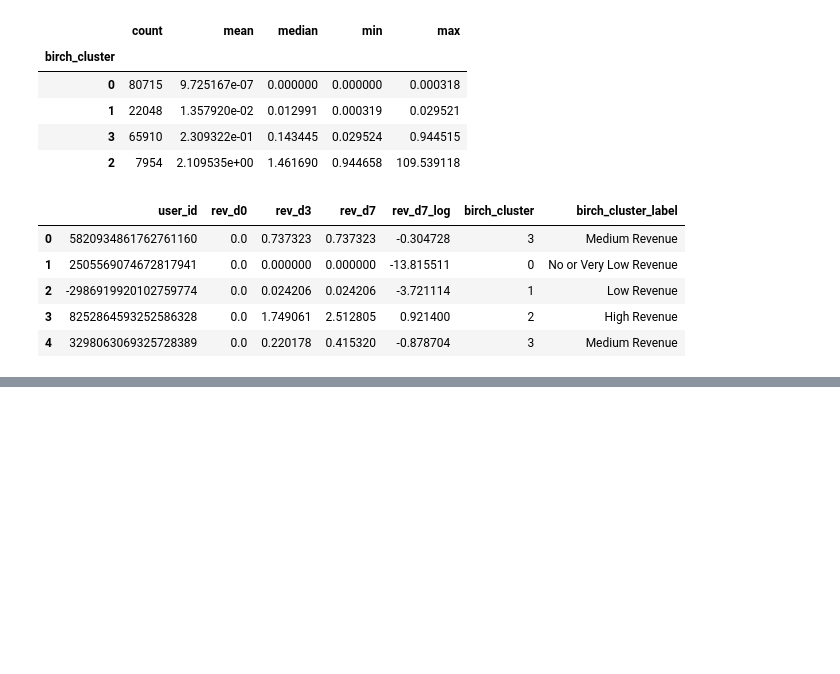
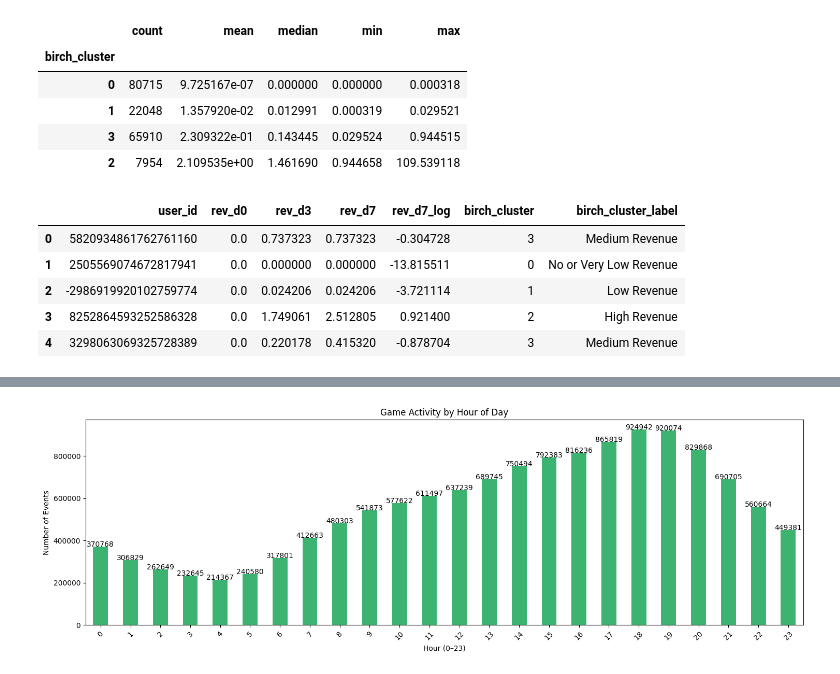
Before and after one commit to ecesuolgunkesici/player-revenue-prediction, a Jupyter notebook: player_revenue_prediction.ipynb, the cells around one changed output, grey strips where cells are left out. Drawn from its saved outputs; the diff is of its cells as text; code cells hidden in the pictures; blank space fills up the shorter version.

```diff
--- a/player_revenue_prediction.ipynb
+++ b/player_revenue_prediction.ipynb
@@ -74,24 +76,33 @@ def preprocess_data(raw_df):
 
     return df, user_revenue
 # %%
-def save_eda_plots(output_dir, col, value_counts, title, xlabel, ylabel, color):
-    fig, ax = plt.subplots(figsize=(8, 5))
+def save_eda_plots(output_dir, col, value_counts, title, xlabel, ylabel, color, fig_size=(8,5), plot_type='bar'):
+    fig, ax = plt.subplots(figsize=fig_size)
 
-    value_counts.plot(kind='bar', color=color, ax=ax)
+    if plot_type in ['bar', 'line']:
+        value_counts.plot(kind=plot_type, color=color, ax=ax)
+        for i, v in enumerate(value_counts):
+            ax.text(i, v + 0.5, str(v), ha='center')
+
+    elif plot_type == 'lineplot':
+        sns.lineplot(data=value_counts, x=value_counts.columns[0], y=value_counts.columns[1],
+                     hue=value_counts.columns[2] if value_counts.shape[1] > 2 else None,
+                     palette=color, ax=ax)
+
+    else:
+        raise ValueError(f"Unsupported plot_type: {plot_type}")
+
     ax.set_title(title)
     ax.set_xlabel(xlabel)
     ax.set_ylabel(ylabel)
     ax.tick_params(axis='x', rotation=45)
 
-    # Bar etiketleri
-    for i, v in enumerate(value_counts):
-        ax.text(i, v + 0.5, str(v), ha='center')
 
     filename = f"{output_dir}/{col}.png"
     fig.tight_layout()
     fig.savefig(filename)
     logging.info(f"Plot saved to {filename}\n")
-    plt.show()  # Grafik ekranda da gösterilsin
+    plt.show()
 # %%
 def label_cluster(row):
     if row['birch_cluster'] == 0:
@@ -365,0 +491,4 @@ user_revenue.to_csv('outputs/looker_studio_data/user_revenue_birch_segmented.csv
+# %%
+df['event_hour'] = df['event_datetime'].dt.hour
+df['day_of_week'] = df['event_datetime'].dt.day_name()
+df.head()
@@ -365,0 +502,17 @@ user_revenue.to_csv('outputs/looker_studio_data/user_revenue_birch_segmented.csv
+# %%
+# Analysis of event occurrence times
+
+hourly_counts = df.groupby('event_hour').size().reset_index(name='event_count')
+hourly_series = hourly_counts.set_index('event_hour')['event_count']
+
+save_eda_plots(
+    output_dir="outputs/eda_plots",
+    col="event_hour_distribution",
+    value_counts=hourly_series,
+    title="Game Activity by Hour of Day",
+    xlabel="Hour (0–23)",
+    ylabel="Number of Events",
+    color="mediumseagreen",
+    fig_size=(15,5)
+)
+# %% [output]
@@ -365,0 +520 @@ user_revenue.to_csv('outputs/looker_studio_data/user_revenue_birch_segmented.csv
+[figure, added]
```
Also changed, not shown: parts of 24 cells of this notebook, 4 other files.
